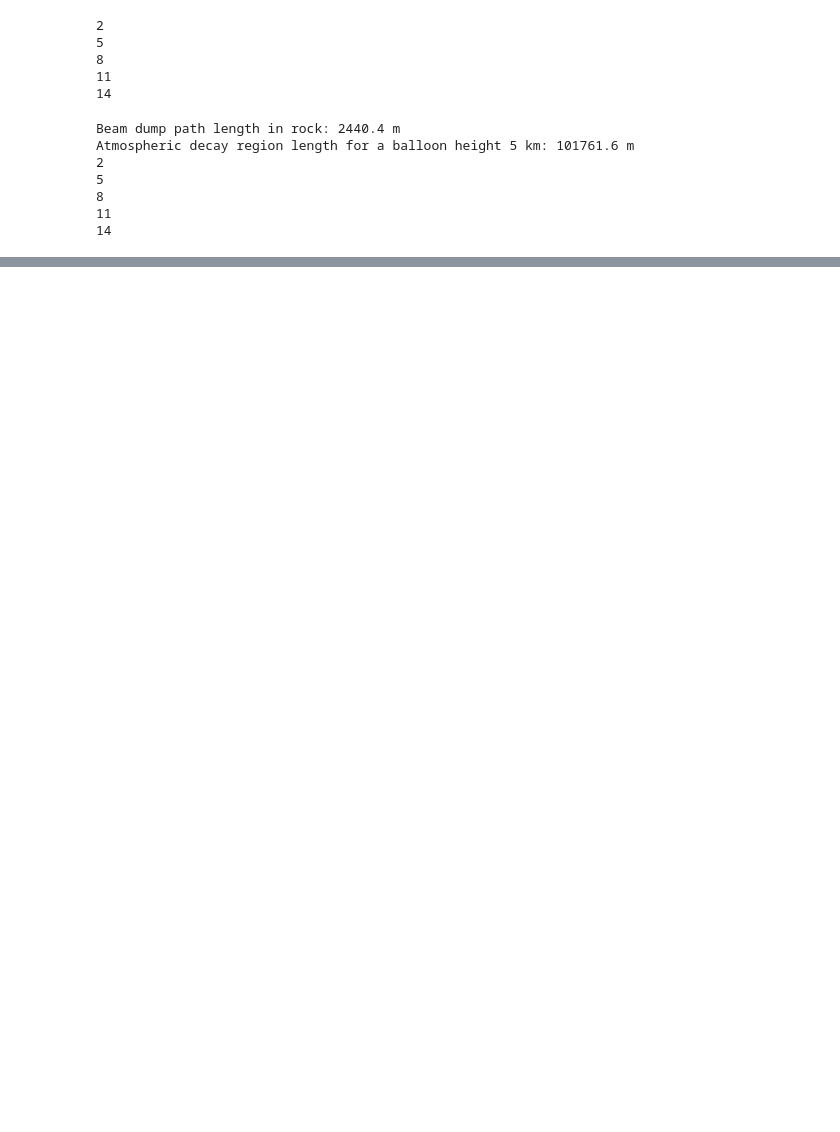
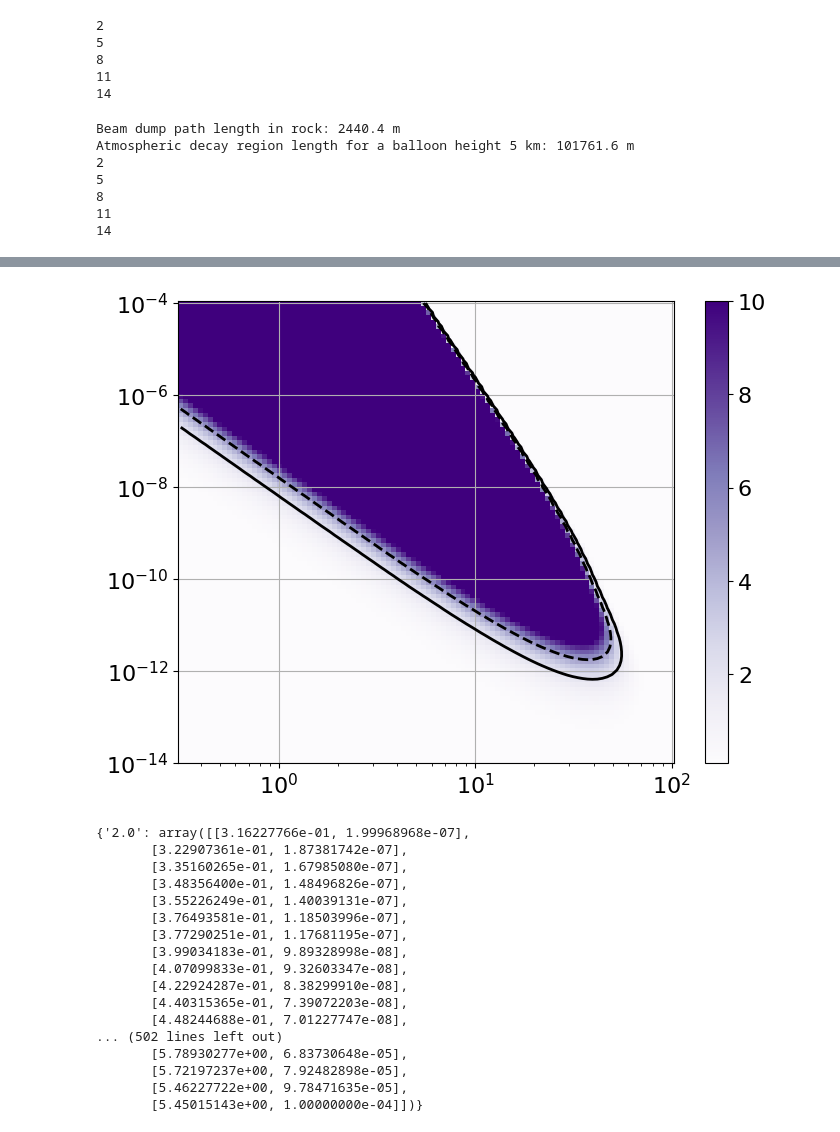
Before and after one commit to nickkamp1/NeutrinoFactoryHNL, a Jupyter notebook: Balloon.ipynb, the cells around one changed output, grey strips where cells are left out. Cells and saved outputs as stored; diff of their text form; code cells hidden in the pictures; blank space fills up the shorter version.

```diff
--- a/Balloon.ipynb
+++ b/Balloon.ipynb
@@ -651,0 +663,36 @@ plt.show()
+# %%
+plt.pcolor(tunnel_sens["masses"],tunnel_sens["U2"],tunnel_sens["Z"].T,vmin=0.1,vmax=10)
+plt.colorbar()
+cs = plt.contour(tunnel_sens["masses"],tunnel_sens["U2"],tunnel_sens["Z"].T,levels=[2,5],colors='black',linestyles=["-","--"],linewidths=2)
+plt.loglog()
+plt.grid()
+plt.show()
+contours = cs.allsegs
+contour_dict = {}
+for level,segs in zip([2,5], contours):
+    parts = [np.vstack([seg, [np.nan, np.nan]]) for seg in segs]
+    k=f"{level:.1f}"
+    contour_dict[k] = np.concatenate(parts)[:-1]
+print(contour_dict)
+path = "data/tunnel_hnl_sensitivity_contours.npz"
+os.makedirs(os.path.dirname(path) or ".", exist_ok=True)
+np.savez(path, **contour_dict)
+# %% [output]
+[figure, added]
+{'2.0': array([[3.16227766e-01, 1.99968968e-07],
+       [3.22907361e-01, 1.87381742e-07],
+       [3.35160265e-01, 1.67985080e-07],
+       [3.48356400e-01, 1.48496826e-07],
+       [3.55226249e-01, 1.40039131e-07],
+       [3.76493581e-01, 1.18503996e-07],
+       [3.77290251e-01, 1.17681195e-07],
+       [3.99034183e-01, 9.89328998e-08],
+       [4.07099833e-01, 9.32603347e-08],
+       [4.22924287e-01, 8.38299910e-08],
+       [4.40315365e-01, 7.39072203e-08],
+       [4.48244688e-01, 7.01227747e-08],
+... (502 lines left out)
+       [5.78930277e+00, 6.83730648e-05],
+       [5.72197237e+00, 7.92482898e-05],
+       [5.46227722e+00, 9.78471635e-05],
+       [5.45015143e+00, 1.00000000e-04]])}
```
Also changed, not shown: parts of 10 cells of this notebook, 1 other file.
